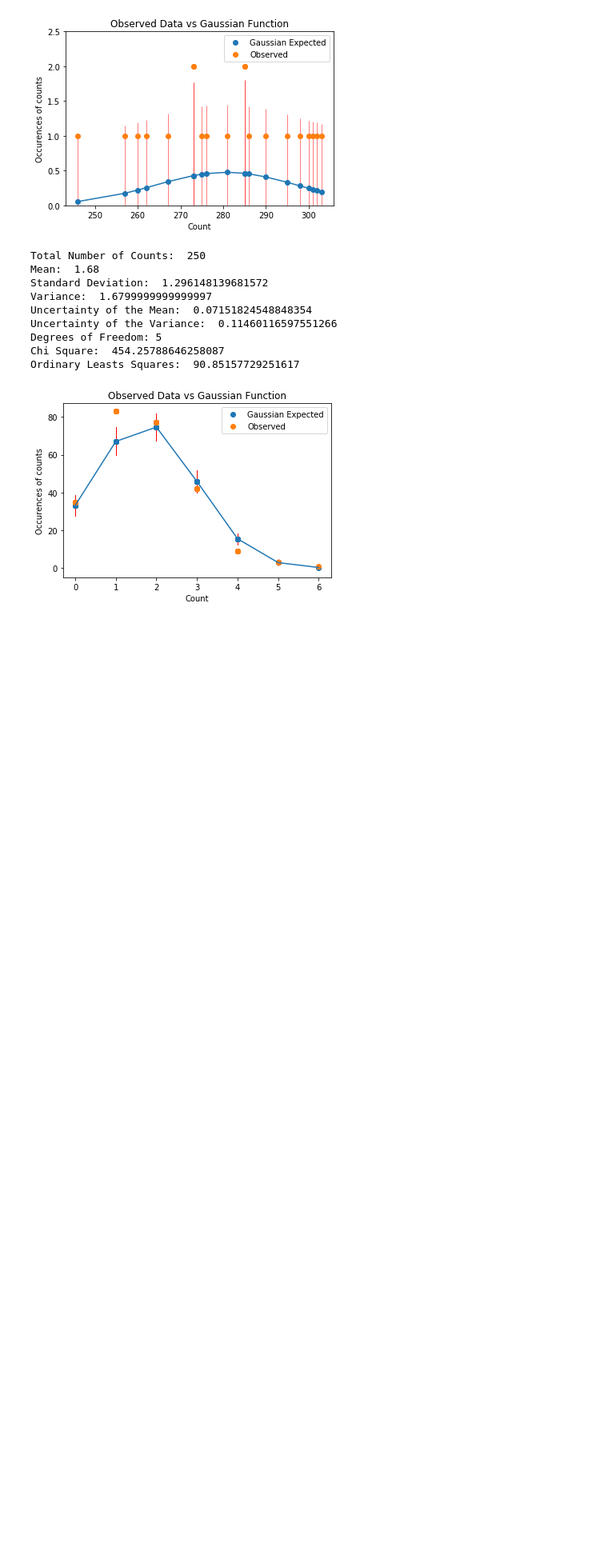
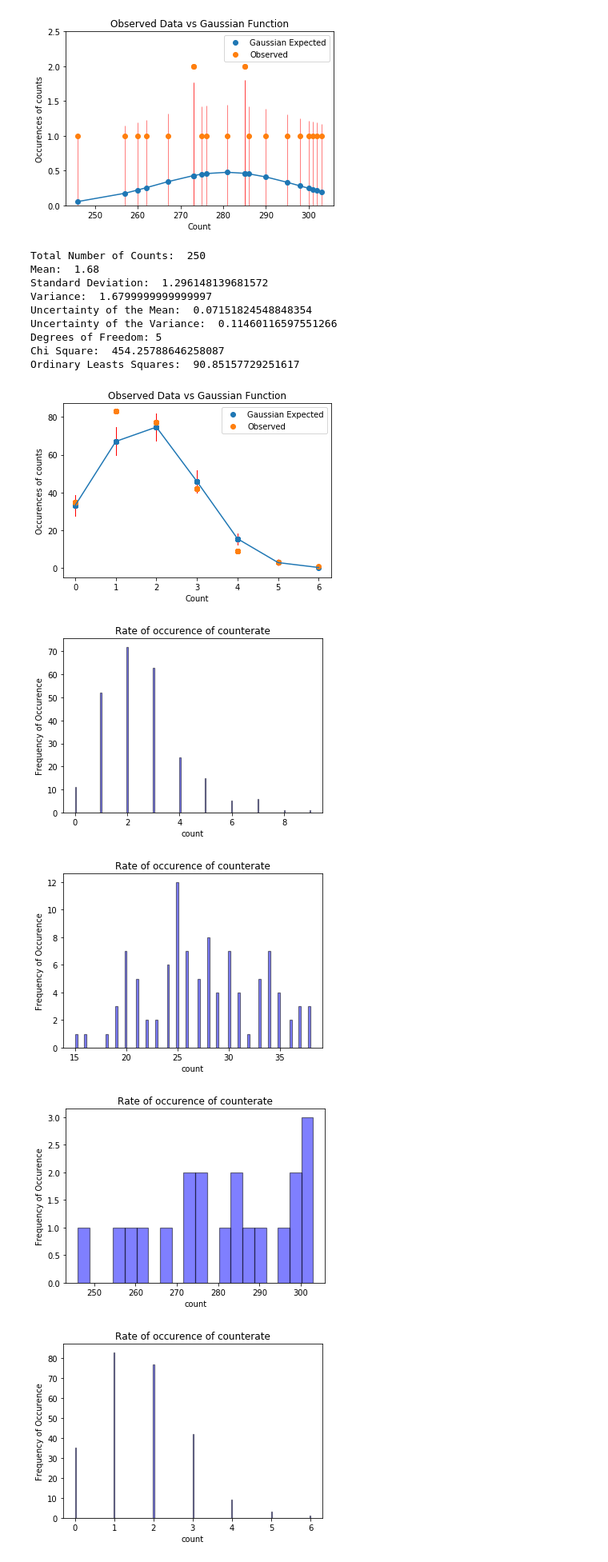
Before and after one commit to Raiziel/Experimental-Physics-Python-Projects, a Jupyter notebook: Poisson distribution.ipynb, the cells around one changed output. Shown at 80% size. Saved outputs shown, nothing was run; the diff lists cells and outputs as text; code cells hidden in the pictures; blank space fills up the shorter version.

```diff
--- a/Poisson distribution.ipynb
+++ b/Poisson distribution.ipynb
@@ -439,3 +439,13 @@ Degrees of Freedom: 5
 Chi Square:  454.25788646258087
 Ordinary Leasts Squares:  90.85157729251617
 [figure]
+# %%
+Histogram(DataSet1,Stat(DataSet1))
+Histogram(DataSet2,Stat(DataSet2))
+Histogram(DataSet3,Stat(DataSet3))
+Histogram(DataSet4,Stat(DataSet4))
+# %% [output]
+[figure, added]
+[figure, added]
+[figure, added]
+[figure, added]
```
